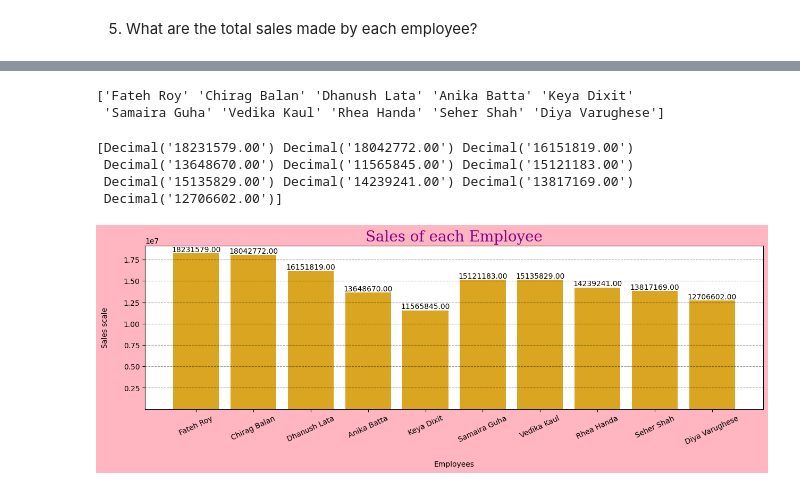
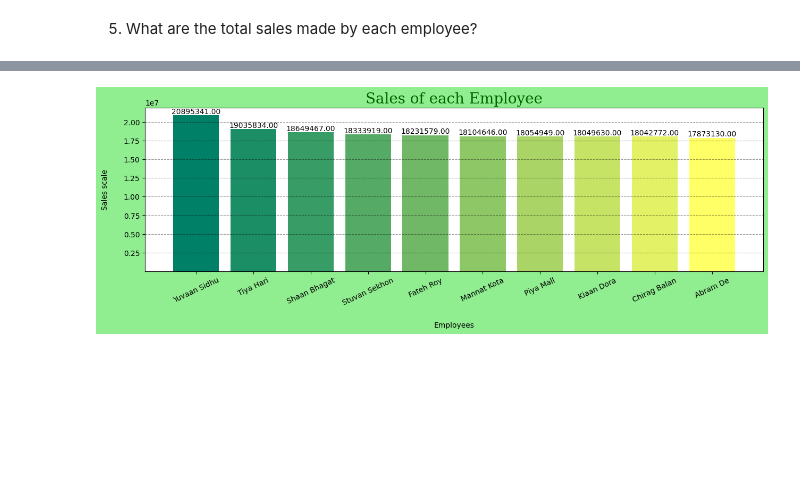
Before and after one commit to MonikaHussain/ecommerce_analysis, a Jupyter notebook: swiftmarket.ipynb, the cells around one changed output, grey strips where cells are left out. Cells and saved outputs as stored; diff of their text form; code cells hidden in the pictures; blank space fills up the shorter version.

```diff
--- a/swiftmarket.ipynb
+++ b/swiftmarket.ipynb
@@ -485,44 +446,57 @@ total_sales
-# %%
-Names = total_sales['fullname'].values
-print(Names)
-# %% [output]
-['Fateh Roy' 'Chirag Balan' 'Dhanush Lata' 'Anika Batta' 'Keya Dixit'
- 'Samaira Guha' 'Vedika Kaul' 'Rhea Handa' 'Seher Shah' 'Diya Varughese']
-# %%
-Sales = total_sales['total_sales'].values
-print(Sales)
-# %% [output]
-[Decimal('18231579.00') Decimal('18042772.00') Decimal('16151819.00')
- Decimal('13648670.00') Decimal('11565845.00') Decimal('15121183.00')
- Decimal('15135829.00') Decimal('14239241.00') Decimal('13817169.00')
- Decimal('12706602.00')]
+# %%
+cmap_c = np.linspace(0,1,10)
+cmap= plt.cm.summer(cmap_c)
 # %%
+# query for the database
+query = """ select e.EmployeeID, concat(e.firstname,' ',e.lastname) as fullname,
+sum(s.totalprice) as total_sales
+from employees e
+join salesdata s
+on s.EmployeeID=e.EmployeeID
+group by EmployeeID
+order by total_sales desc
+   limit 10;  """
+total_sales = read_query(query)
+
+# fetching values
+Names = total_sales['fullname'].values
+Sales = total_sales['total_sales'].values
+
+
+
+# setting the fonts
 font = {'family': 'serif',
-        'color':  'darkmagenta',
+        'color':  'darkgreen',
         'weight': 'normal',
         'size': 20,
         }
 
 
-plt.figure(figsize=(15,4))
-plt.bar(height=Sales,x=Names,bottom=20,width=0.8,color='goldenrod')
+
+# figure of graph
+plt.figure(figsize=(15,4)) #can put facecolor here also
+plt.bar(height=Sales,x=Names,bottom=20,width=0.8,color=cmap)
+
+# title
 plt.title('Sales of each Employee',fontdict=font)
 
+
+#labels
 plt.xlabel('Employees',labelpad=20)
 plt.ylabel('Sales scale',labelpad=20)
 
 plt.grid(axis ='y',alpha=0.4,color='black',ls='dashed')
-plt.gcf().set_facecolor('lightpink')
+plt.gcf().set_facecolor('lightgreen')
 plt.xticks(rotation=25)
 
 
+# giving annotations
+for i in range(len(Names)):  #put it in the strings mean names
 
-for i in range(len(Names)):
-
-    plt.annotate(text=Sales[i],xy=(i,Sales[i]),
-                 horizontalalignment='center',#center,right,left
-                 verticalalignment='bottom') ,#top,bottom.center
+    plt.annotate(text=Sales[i],xy=(i,Sales[i]), #text is carrying the text(numbers) xy is displaying the  numbers
+                 horizontalalignment='center', # its is deciding the position of number text of the bars
+                 verticalalignment='bottom')
 
 plt.show()
 # %% [output]
-[figure, old version]
+[figure, new version]
```
Also changed, not shown: parts of 10 cells of this notebook.
